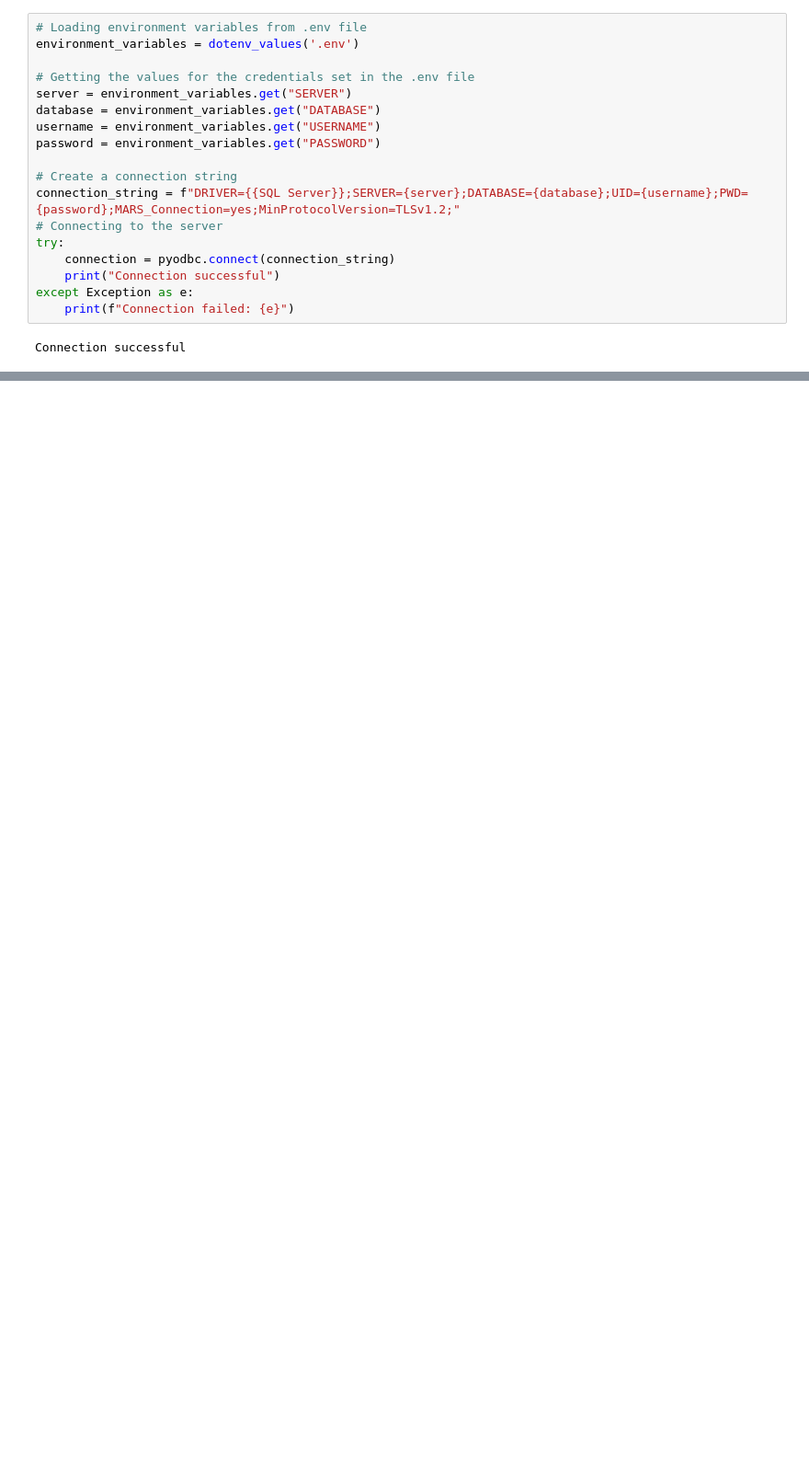
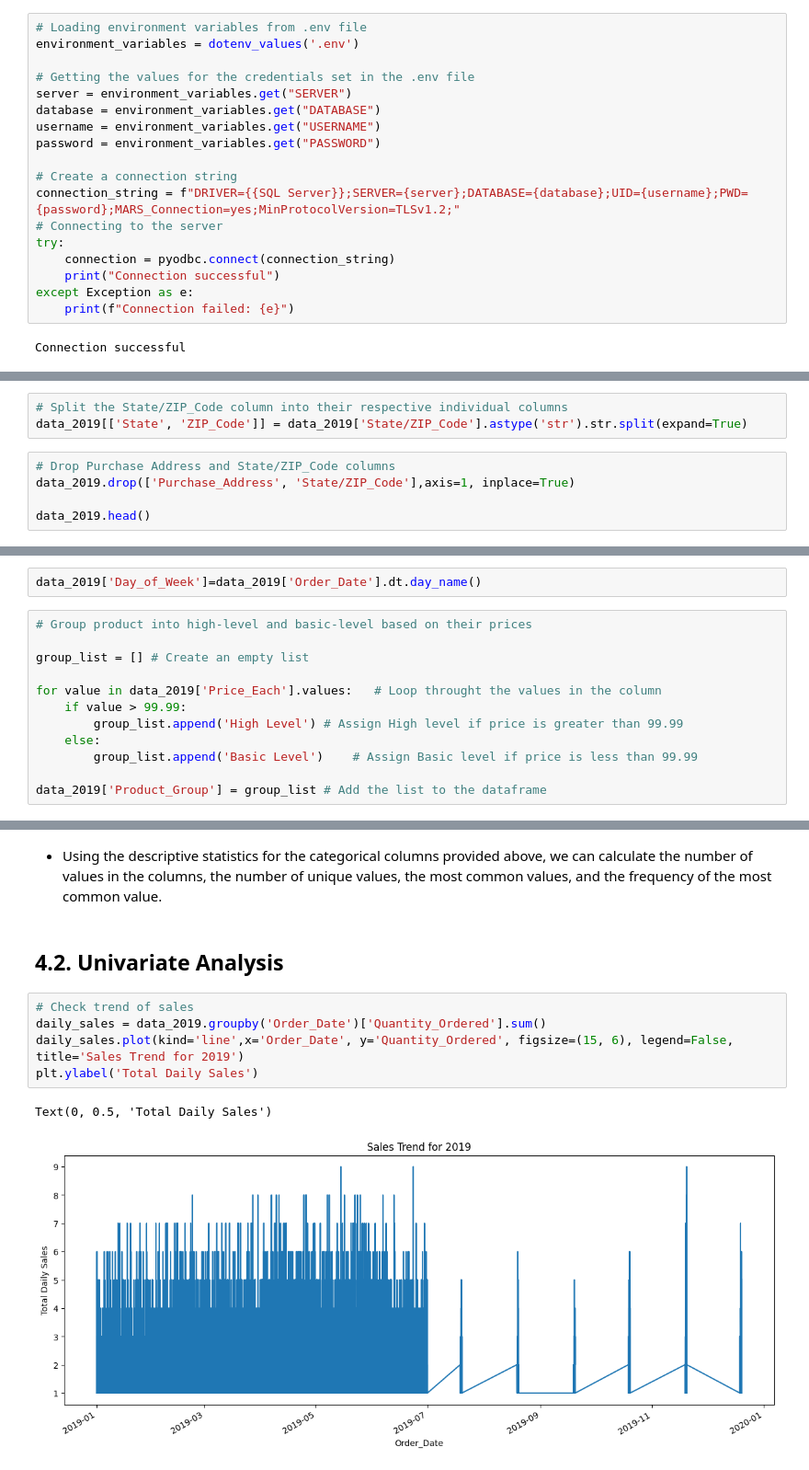
Before and after one commit to raymondmusyoka/A-Power-Bi-Dashboard-for-getINNOTIZED-sales, a Jupyter notebook: Notebooks/main.ipynb, the cells around one changed output, grey strips where cells are left out. Shown at 92% size. Cells and saved outputs as stored; diff of their text form; blank space fills up the shorter version.

```diff
--- a/Notebooks/main.ipynb
+++ b/Notebooks/main.ipynb
@@ -746,0 +489,8 @@ df_sales.to_csv('df_sales.csv', index=False)
+# %%
+# Split the State/ZIP_Code column into their respective individual columns
+data_2019[['State', 'ZIP_Code']] = data_2019['State/ZIP_Code'].astype('str').str.split(expand=True)
+# %%
+# Drop Purchase Address and State/ZIP_Code columns
+data_2019.drop(['Purchase_Address', 'State/ZIP_Code'],axis=1, inplace=True)
+
+data_2019.head()
@@ -746,0 +504,14 @@ df_sales.to_csv('df_sales.csv', index=False)
+# %%
+data_2019['Day_of_Week']=data_2019['Order_Date'].dt.day_name()
+# %%
+# Group product into high-level and basic-level based on their prices
+
+group_list = [] # Create an empty list
+
+for value in data_2019['Price_Each'].values:   # Loop throught the values in the column
+    if value > 99.99:
+        group_list.append('High Level') # Assign High level if price is greater than 99.99
+    else:
+        group_list.append('Basic Level')    # Assign Basic level if price is less than 99.99
+
+data_2019['Product_Group'] = group_list # Add the list to the dataframe
@@ -746,0 +575,12 @@ df_sales.to_csv('df_sales.csv', index=False)
+# %% [markdown]
+- Using the descriptive statistics for the categorical columns provided above, we can calculate the number of values in the columns, the number of unique values, the most common values, and the frequency of the most common value.
+# %% [markdown]
+## 4.2. Univariate Analysis
+# %%
+# Check trend of sales
+daily_sales = data_2019.groupby('Order_Date')['Quantity_Ordered'].sum()
+daily_sales.plot(kind='line',x='Order_Date', y='Quantity_Ordered', figsize=(15, 6), legend=False, title='Sales Trend for 2019')
+plt.ylabel('Total Daily Sales')
+# %% [output]
+Text(0, 0.5, 'Total Daily Sales')
+[figure, added]
```
Also changed, not shown: parts of 163 cells of this notebook, 1 other file.
